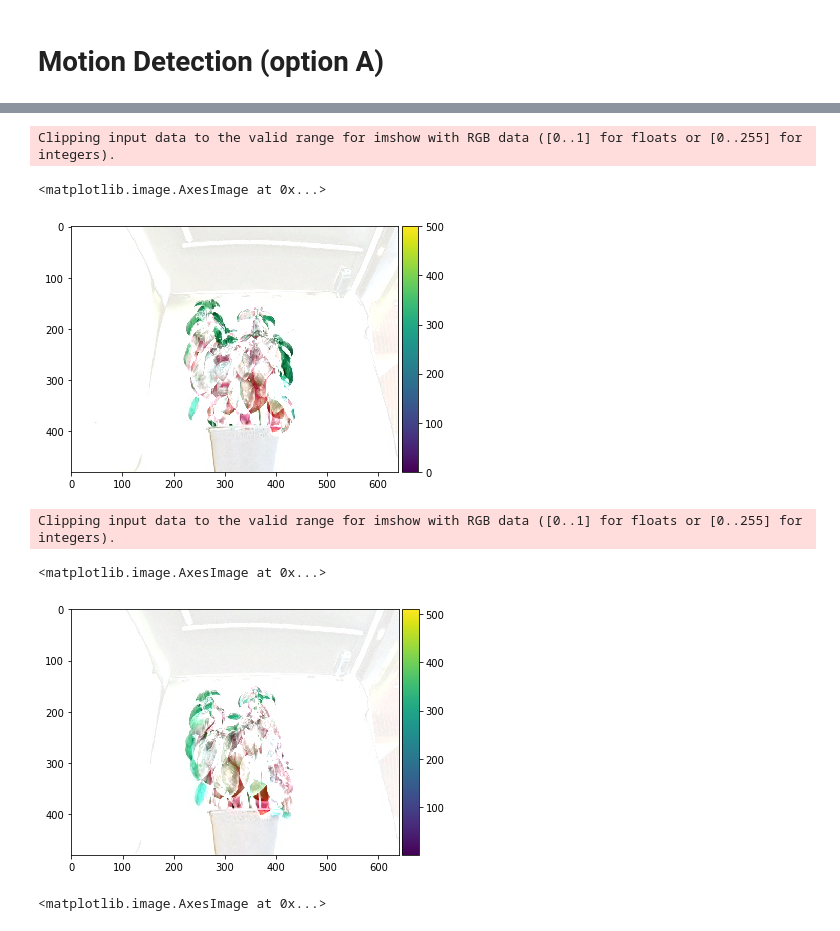
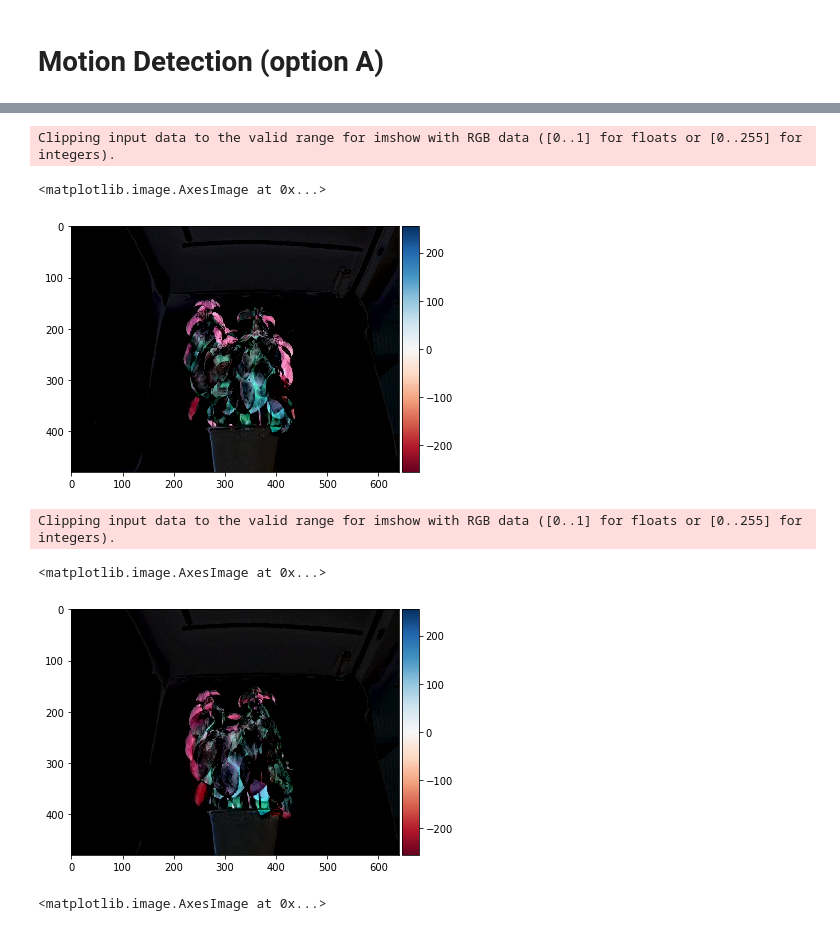
Before and after one commit to Lite-Fog/raspi-plant, a Jupyter notebook: dev_colmap_az.ipynb, the cells around one changed output, grey strips where cells are left out. Cells and saved outputs as stored; diff of their text form; code cells hidden in the pictures.

```diff
--- a/dev_colmap_az.ipynb
+++ b/dev_colmap_az.ipynb
@@ -149,6 +149,6 @@ im1_np = np.int32(im1)
 im2_np = np.int32(im2)
 im3_np = np.int32(im3)
 
-im13_np=im1_np-im3_np
-im23_np=im2_np-im3_np
-im12_np=im1_np-im2_np
+im13_np=cv2.subtract(im1_np,im3_np)
+im23_np=cv2.subtract(im2_np,im3_np)
+im12_np=cv2.subtract(im1_np,im2_np)
@@ -161,15 +155,15 @@ Clipping input data to the valid range for imshow with RGB data ([0..1] for floa
 # %%
-imshow(255-im23_np)
+imshow(im23_np)
 # %% [output]
 Clipping input data to the valid range for imshow with RGB data ([0..1] for floats or [0..255] for integers).
 <matplotlib.image.AxesImage at 0x...>
-[figure, old version]
+[figure, new version]
 # %%
-imshow(255-im12_np)
+imshow(im12_np)
 # %% [output]
 Clipping input data to the valid range for imshow with RGB data ([0..1] for floats or [0..255] for integers).
 <matplotlib.image.AxesImage at 0x...>
-[figure, old version]
+[figure, new version]
 # %%
 gray1 = cv2.cvtColor(im1, cv2.COLOR_BGR2GRAY)
 gray2 = cv2.cvtColor(im2, cv2.COLOR_BGR2GRAY)
```
Also changed, not shown: parts of 14 cells of this notebook.
